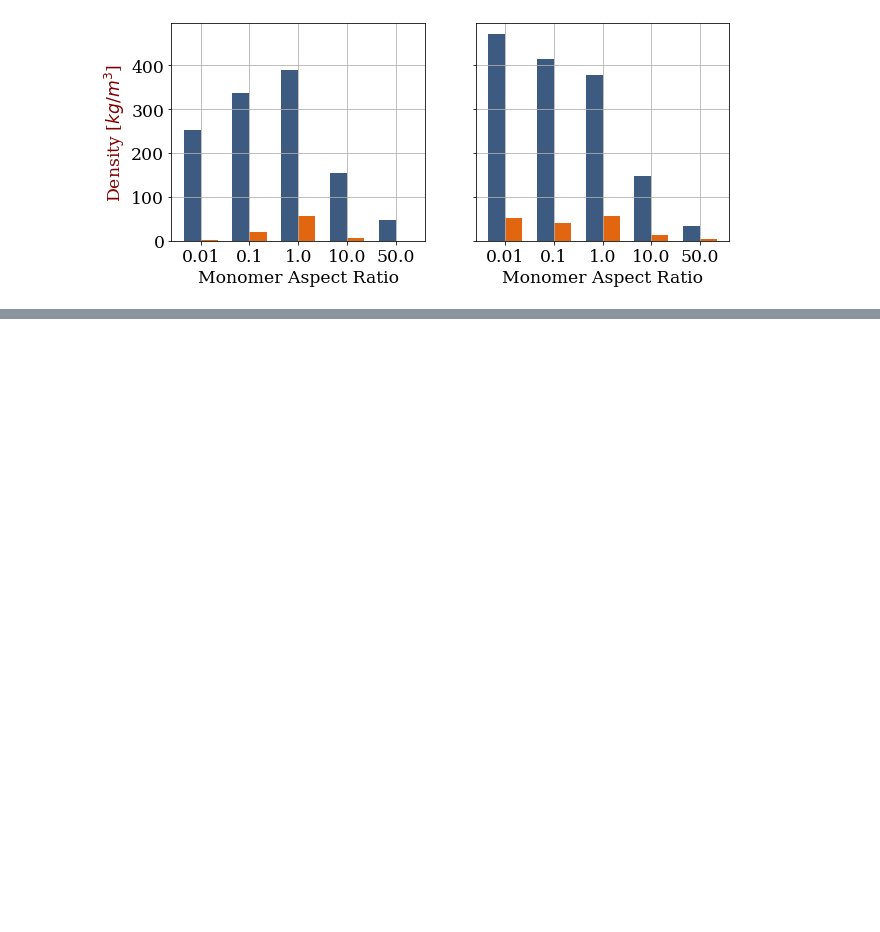
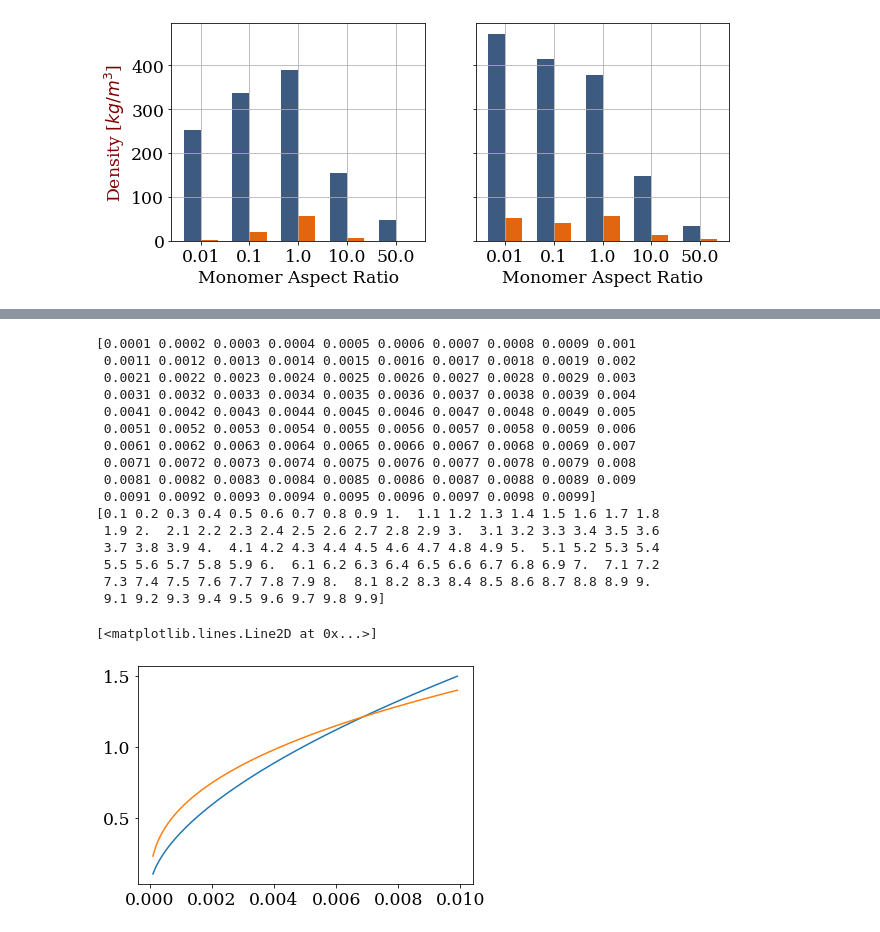
Before and after one commit to vprzybylo/IPAS, a Jupyter notebook: ipas/visualizations/m_D_relationships.ipynb, the cells around one changed output, grey strips where cells are left out. Cells and saved outputs as stored; diff of their text form; code cells hidden in the pictures; blank space fills up the shorter version.

```diff
--- a/ipas/visualizations/m_D_relationships.ipynb
+++ b/ipas/visualizations/m_D_relationships.ipynb
@@ -283,0 +282,31 @@ ax2.legend(loc="center left", bbox_to_anchor=(1.0, 0.5));
+# %%
+
+D = np.arange(0.0001, 0.01, 0.0001)  # m
+print(D)
+print(D*1000)
+#D = np.arange(0.1, 10.0, 0.01)  # mm
+plt.plot(
+    D,
+    21.739 * D ** 0.580)
+plt.plot(
+    D,
+    8.567 * D ** 0.393)
+# %% [output]
+[0.0001 0.0002 0.0003 0.0004 0.0005 0.0006 0.0007 0.0008 0.0009 0.001
+ 0.0011 0.0012 0.0013 0.0014 0.0015 0.0016 0.0017 0.0018 0.0019 0.002
+ 0.0021 0.0022 0.0023 0.0024 0.0025 0.0026 0.0027 0.0028 0.0029 0.003
+ 0.0031 0.0032 0.0033 0.0034 0.0035 0.0036 0.0037 0.0038 0.0039 0.004
+ 0.0041 0.0042 0.0043 0.0044 0.0045 0.0046 0.0047 0.0048 0.0049 0.005
+ 0.0051 0.0052 0.0053 0.0054 0.0055 0.0056 0.0057 0.0058 0.0059 0.006
+ 0.0061 0.0062 0.0063 0.0064 0.0065 0.0066 0.0067 0.0068 0.0069 0.007
+ 0.0071 0.0072 0.0073 0.0074 0.0075 0.0076 0.0077 0.0078 0.0079 0.008
+ 0.0081 0.0082 0.0083 0.0084 0.0085 0.0086 0.0087 0.0088 0.0089 0.009
+ 0.0091 0.0092 0.0093 0.0094 0.0095 0.0096 0.0097 0.0098 0.0099]
+[0.1 0.2 0.3 0.4 0.5 0.6 0.7 0.8 0.9 1.  1.1 1.2 1.3 1.4 1.5 1.6 1.7 1.8
+ 1.9 2.  2.1 2.2 2.3 2.4 2.5 2.6 2.7 2.8 2.9 3.  3.1 3.2 3.3 3.4 3.5 3.6
+ 3.7 3.8 3.9 4.  4.1 4.2 4.3 4.4 4.5 4.6 4.7 4.8 4.9 5.  5.1 5.2 5.3 5.4
+ 5.5 5.6 5.7 5.8 5.9 6.  6.1 6.2 6.3 6.4 6.5 6.6 6.7 6.8 6.9 7.  7.1 7.2
+ 7.3 7.4 7.5 7.6 7.7 7.8 7.9 8.  8.1 8.2 8.3 8.4 8.5 8.6 8.7 8.8 8.9 9.
+ 9.1 9.2 9.3 9.4 9.5 9.6 9.7 9.8 9.9]
+[<matplotlib.lines.Line2D at 0x...>]
+[figure, added]
```
Also changed, not shown: parts of 3 cells of this notebook, 2 other files.
